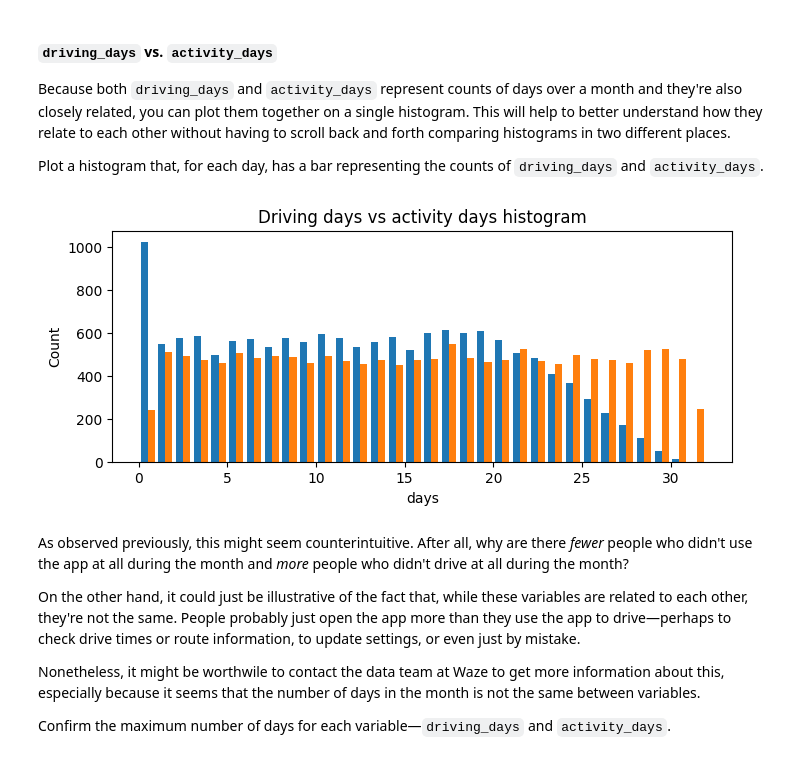
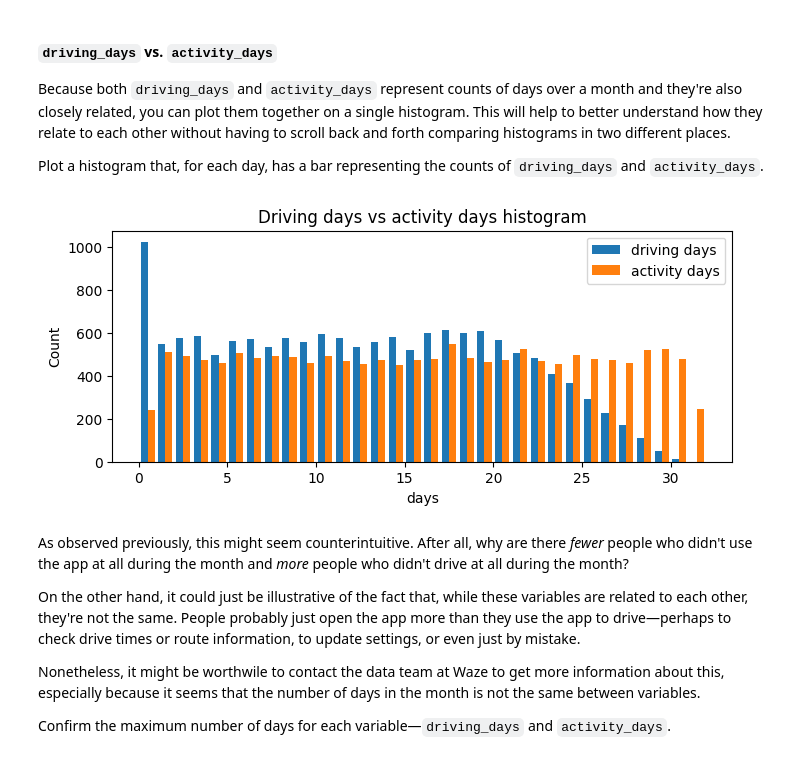
Before and after one commit to dianario/waze-project, a Jupyter notebook: 3_Waze_EDA.ipynb, the cells around one changed output. Cells and saved outputs as stored; diff of their text form; code cells hidden in the pictures.

Commit message:
Add extra plots and conclusions

```diff
--- a/3_Waze_EDA.ipynb
+++ b/3_Waze_EDA.ipynb
@@ -287,6 +292,7 @@ Text(0.5, 1.0, 'Estimated total sessions boxplot')
 [figure]
 # %%
 # Histogram
+df['total_sessions'] = df['total_sessions'].astype('int64')
 plt.figure(figsize=(5, 3))
 sesh_hist = sns.histplot(df['total_sessions'],
                          binwidth= 5,
@@ -525,17 +527,18 @@ Plot a histogram that, for each day, has a bar representing the counts of `drivi
 # %%
 # Histogram
 plt.figure(figsize=(8, 3))
 label = ['driving days', 'activity days']
 plt.hist([df['driving_days'], df['activity_days']],
          bins = range(0,33, 1),
          label = label
          )
 plt.xlabel('days')
 plt.ylabel('Count')
+plt.legend()
 plt.title('Driving days vs activity days histogram')
 plt.show()
 # %% [output]
-[figure, old version]
+[figure, new version]
 # %% [markdown]
 As observed previously, this might seem counterintuitive. After all, why are there _fewer_ people who didn't use the app at all during the month and _more_ people who didn't drive at all during the month?
 
```
Also changed, not shown: parts of 24 cells of this notebook.
